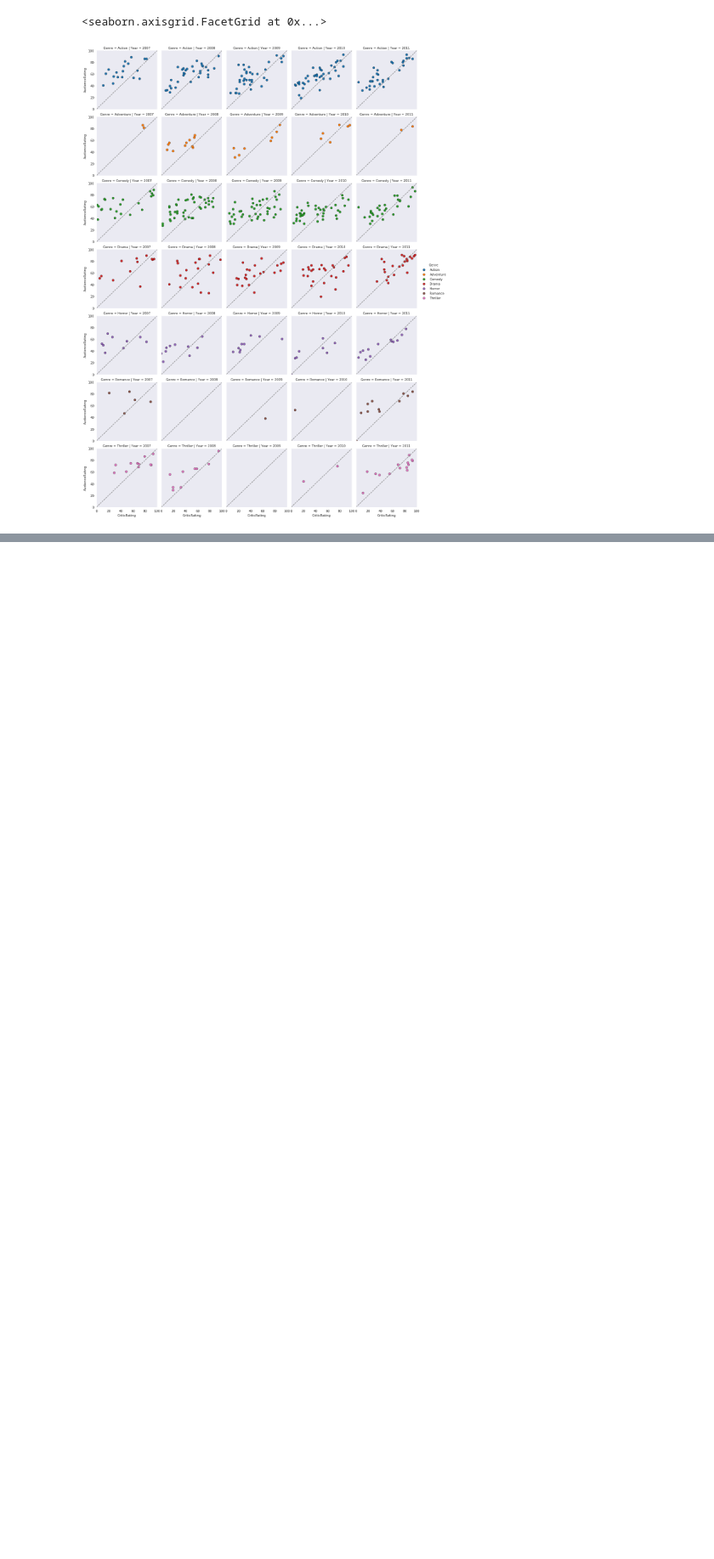
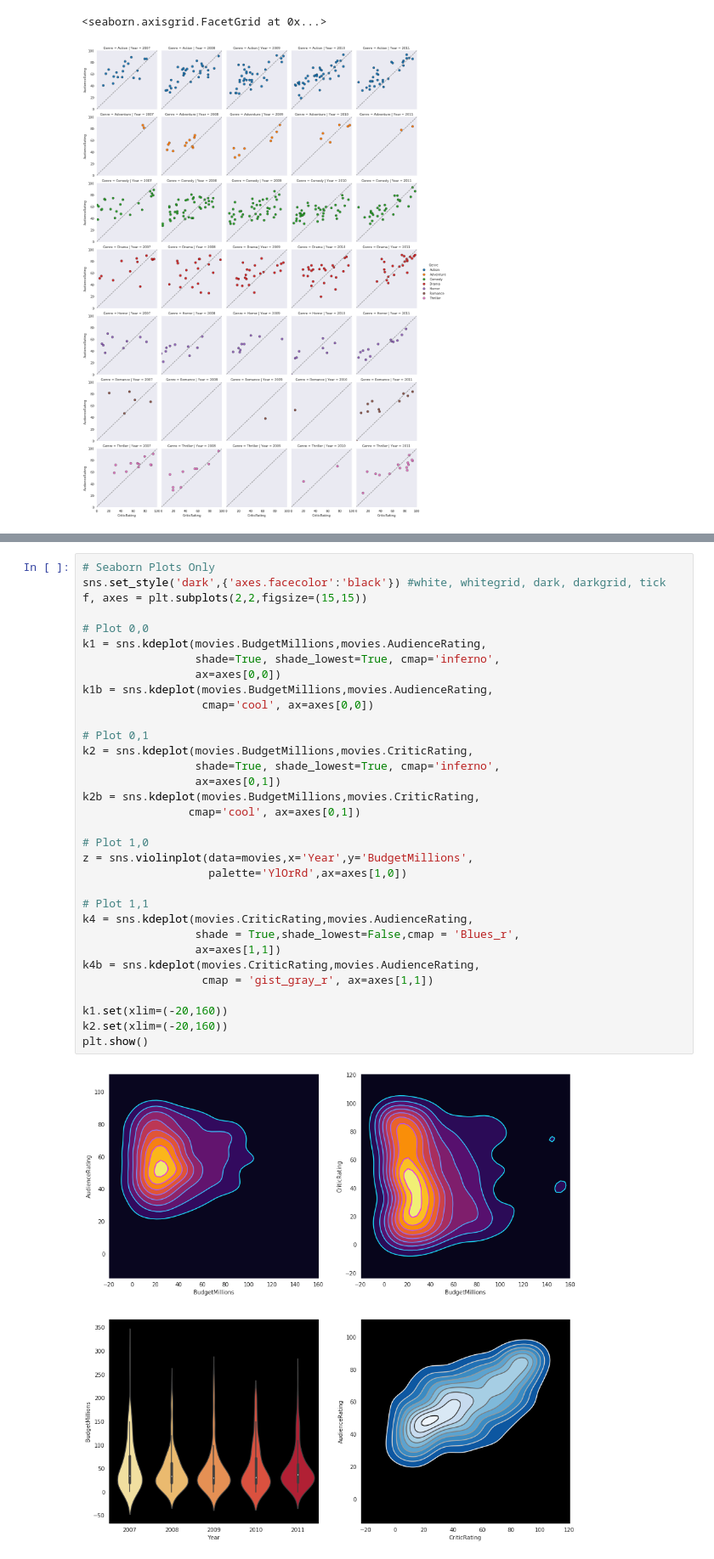
Before and after one commit to sureshmanem/Python_LearnByDoing, a Jupyter notebook: Module_6_Advanced_Visualization.ipynb, the cells around one changed output, grey strips where cells are left out. Shown at 85% size. Drawn from its saved outputs; the diff is of its cells as text; blank space fills up the shorter version.

```diff
--- a/Module_6_Advanced_Visualization.ipynb
+++ b/Module_6_Advanced_Visualization.ipynb
@@ -345,0 +381,35 @@ g.add_legend()
+# %%
+# Seaborn Plots Only
+sns.set_style('dark',{'axes.facecolor':'black'}) #white, whitegrid, dark, darkgrid, tick
+f, axes = plt.subplots(2,2,figsize=(15,15))
+
+# Plot 0,0
+k1 = sns.kdeplot(movies.BudgetMillions,movies.AudienceRating,
+                 shade=True, shade_lowest=True, cmap='inferno',
+                 ax=axes[0,0])
+k1b = sns.kdeplot(movies.BudgetMillions,movies.AudienceRating,
+                  cmap='cool', ax=axes[0,0])
+
+# Plot 0,1
+k2 = sns.kdeplot(movies.BudgetMillions,movies.CriticRating,
+                 shade=True, shade_lowest=True, cmap='inferno',
+                 ax=axes[0,1])
+k2b = sns.kdeplot(movies.BudgetMillions,movies.CriticRating,
+                cmap='cool', ax=axes[0,1])
+
+# Plot 1,0
+z = sns.violinplot(data=movies,x='Year',y='BudgetMillions',
+                   palette='YlOrRd',ax=axes[1,0])
+
+# Plot 1,1
+k4 = sns.kdeplot(movies.CriticRating,movies.AudienceRating,
+                 shade = True,shade_lowest=False,cmap = 'Blues_r',
+                 ax=axes[1,1])
+k4b = sns.kdeplot(movies.CriticRating,movies.AudienceRating,
+                  cmap = 'gist_gray_r', ax=axes[1,1])
+
+k1.set(xlim=(-20,160))
+k2.set(xlim=(-20,160))
+plt.show()
+# %% [output]
+[figure, added]
```
Also changed, not shown: parts of 8 cells of this notebook.
